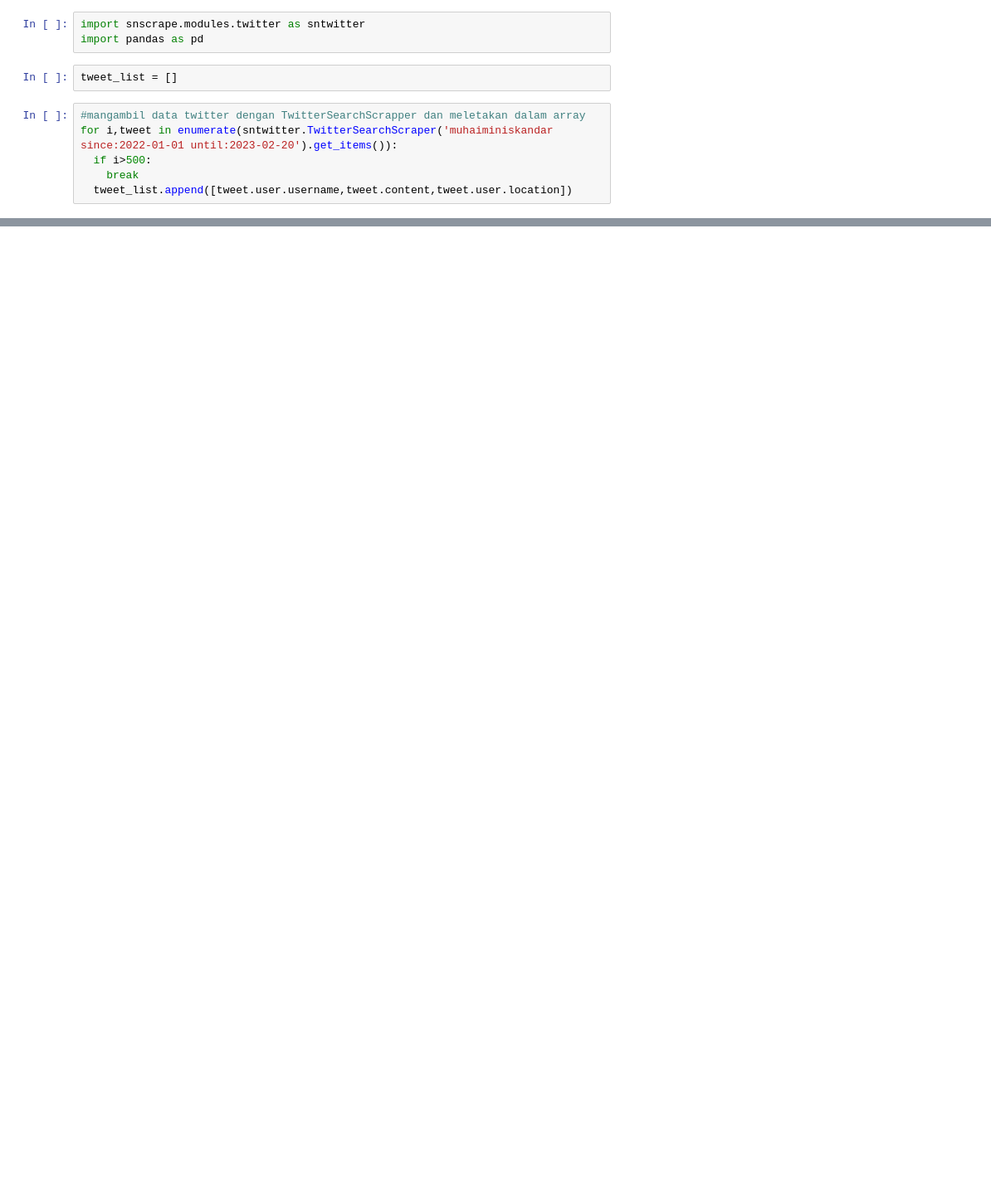
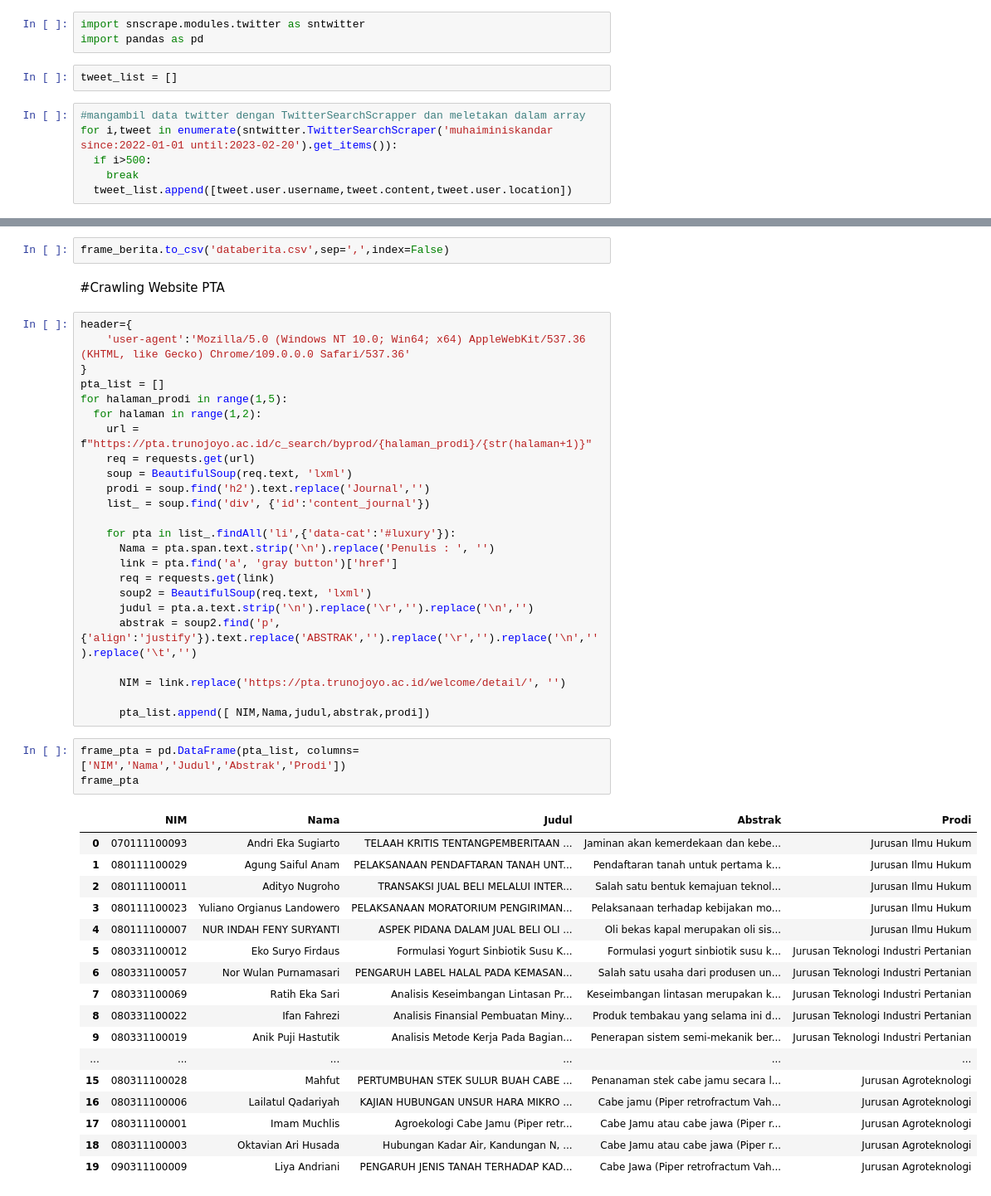
Before and after one commit to wahyuarilsaputra/prosaindata, a Jupyter notebook: _sources/CrawlingTwitter.ipynb, the cells around one changed output, grey strips where cells are left out. Shown at 83% size. Saved outputs shown, nothing was run; the diff lists cells and outputs as text; blank space fills up the shorter version.

```diff
--- a/_sources/CrawlingTwitter.ipynb
+++ b/_sources/CrawlingTwitter.ipynb
@@ -52,0 +111,49 @@ frame_tweet
+# %%
+frame_berita.to_csv('databerita.csv',sep=',',index=False)
+# %% [markdown]
+#Crawling Website PTA
+# %%
+header={
+    'user-agent':'Mozilla/5.0 (Windows NT 10.0; Win64; x64) AppleWebKit/537.36 (KHTML, like Gecko) Chrome/109.0.0.0 Safari/537.36'
+}
+pta_list = []
+for halaman_prodi in range(1,5):
+  for halaman in range(1,2):
+    url = f"https://pta.trunojoyo.ac.id/c_search/byprod/{halaman_prodi}/{str(halaman+1)}"
+    req = requests.get(url)
+    soup = BeautifulSoup(req.text, 'lxml')
+    prodi = soup.find('h2').text.replace('Journal','')
+    list_ = soup.find('div', {'id':'content_journal'})
+
+    for pta in list_.findAll('li',{'data-cat':'#luxury'}):
+      Nama = pta.span.text.strip('\n').replace('Penulis : ', '')
+      link = pta.find('a', 'gray button')['href']
+      req = requests.get(link)
+      soup2 = BeautifulSoup(req.text, 'lxml')
+      judul = pta.a.text.strip('\n').replace('\r','').replace('\n','')
+      abstrak = soup2.find('p', {'align':'justify'}).text.replace('ABSTRAK','').replace('\r','').replace('\n','').replace('\t','')
+
+      NIM = link.replace('https://pta.trunojoyo.ac.id/welcome/detail/', '')
+
+      pta_list.append([ NIM,Nama,judul,abstrak,prodi])
+# %%
+frame_pta = pd.DataFrame(pta_list, columns=['NIM','Nama','Judul','Abstrak','Prodi'])
+frame_pta
+# %% [output]
+|  | NIM | Nama | Judul | Abstrak | Prodi |
+| 0 | 070111100093 | Andri Eka Sugiarto | TELAAH KRITIS TENTANGPEMBERITAAN ... | Jaminan akan kemerdekaan dan kebe... | Jurusan Ilmu Hukum |
+| 1 | 080111100029 | Agung Saiful Anam | PELAKSANAAN PENDAFTARAN TANAH UNT... | Pendaftaran tanah untuk pertama k... | Jurusan Ilmu Hukum |
+| 2 | 080111100011 | Adityo Nugroho | TRANSAKSI JUAL BELI MELALUI INTER... | Salah satu bentuk kemajuan teknol... | Jurusan Ilmu Hukum |
+| 3 | 080111100023 | Yuliano Orgianus Landowero | PELAKSANAAN MORATORIUM PENGIRIMAN... | Pelaksanaan terhadap kebijakan mo... | Jurusan Ilmu Hukum |
+| 4 | 080111100007 | NUR INDAH FENY SURYANTI | ASPEK PIDANA DALAM JUAL BELI OLI ... | Oli bekas kapal merupakan oli sis... | Jurusan Ilmu Hukum |
+| 5 | 080331100012 | Eko Suryo Firdaus | Formulasi Yogurt Sinbiotik Susu K... | Formulasi yogurt sinbiotik susu k... | Jurusan Teknologi Industri Pertanian |
+| 6 | 080331100057 | Nor Wulan Purnamasari | PENGARUH LABEL HALAL PADA KEMASAN... | Salah satu usaha dari produsen un... | Jurusan Teknologi Industri Pertanian |
+| 7 | 080331100069 | Ratih Eka Sari | Analisis Keseimbangan Lintasan Pr... | Keseimbangan lintasan merupakan k... | Jurusan Teknologi Industri Pertanian |
+| 8 | 080331100022 | Ifan Fahrezi | Analisis Finansial Pembuatan Miny... | Produk tembakau yang selama ini d... | Jurusan Teknologi Industri Pertanian |
+| 9 | 080331100019 | Anik Puji Hastutik | Analisis Metode Kerja Pada Bagian... | Penerapan sistem semi-mekanik ber... | Jurusan Teknologi Industri Pertanian |
+| ... | ... | ... | ... | ... | ... |
+| 15 | 080311100028 | Mahfut | PERTUMBUHAN STEK SULUR BUAH CABE ... | Penanaman stek cabe jamu secara l... | Jurusan Agroteknologi |
+| 16 | 080311100006 | Lailatul Qadariyah | KAJIAN HUBUNGAN UNSUR HARA MIKRO ... | Cabe jamu (Piper retrofractum Vah... | Jurusan Agroteknologi |
+| 17 | 080311100001 | Imam Muchlis | Agroekologi Cabe Jamu (Piper retr... | Cabe Jamu atau cabe jawa (Piper r... | Jurusan Agroteknologi |
+| 18 | 080311100003 | Oktavian Ari Husada | Hubungan Kadar Air, Kandungan N, ... | Cabe Jamu atau cabe jawa (Piper r... | Jurusan Agroteknologi |
+| 19 | 090311100009 | Liya Andriani | PENGARUH JENIS TANAH TERHADAP KAD... | Cabe Jawa (Piper retrofractum Vah... | Jurusan Agroteknologi |
```
Also changed, not shown: parts of 12 cells of this notebook, 10 other files.
